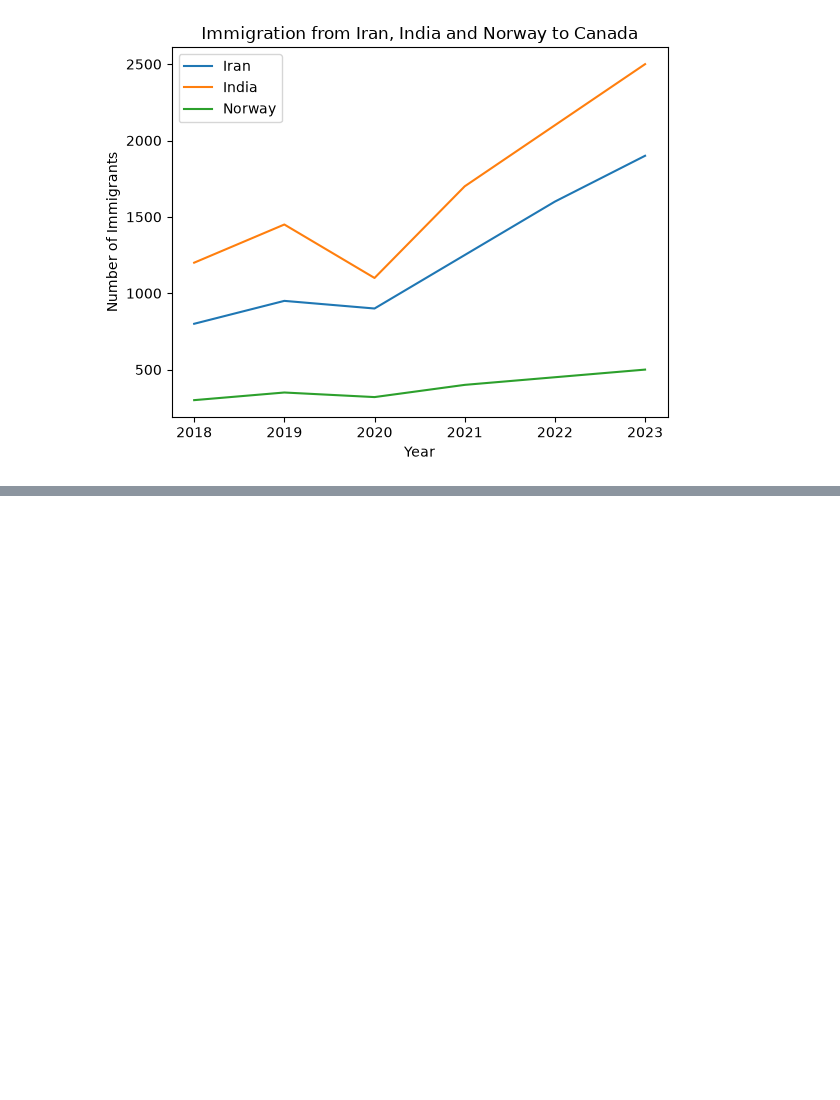
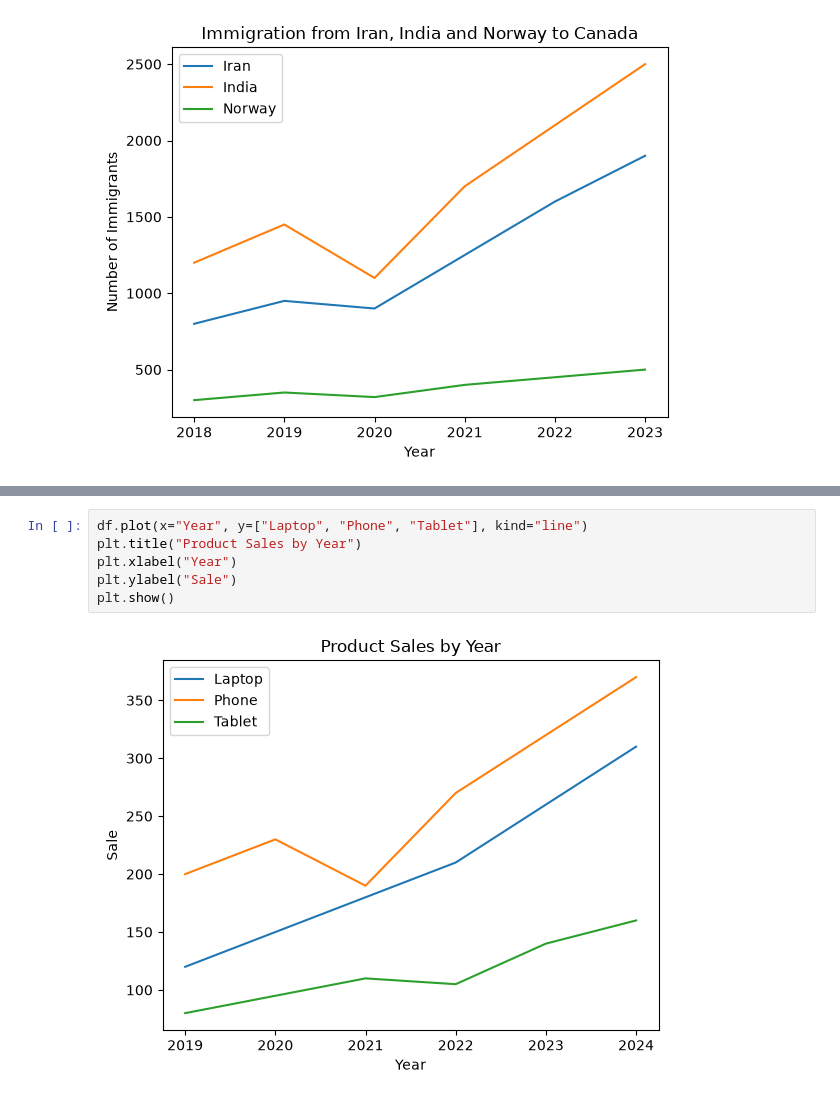
Before and after one commit to azamseyedi/data-visualization, a Jupyter notebook: pandas_practice.ipynb, the cells around one changed output, grey strips where cells are left out. Saved outputs shown, nothing was run; the diff lists cells and outputs as text; blank space fills up the shorter version.

```diff
--- a/pandas_practice.ipynb
+++ b/pandas_practice.ipynb
@@ -43,0 +99,8 @@ plt.show()
+# %%
+df.plot(x="Year", y=["Laptop", "Phone", "Tablet"], kind="line")
+plt.title("Product Sales by Year")
+plt.xlabel("Year")
+plt.ylabel("Sale")
+plt.show()
+# %% [output]
+[figure, added]
```
Also changed, not shown: parts of 8 cells of this notebook.
